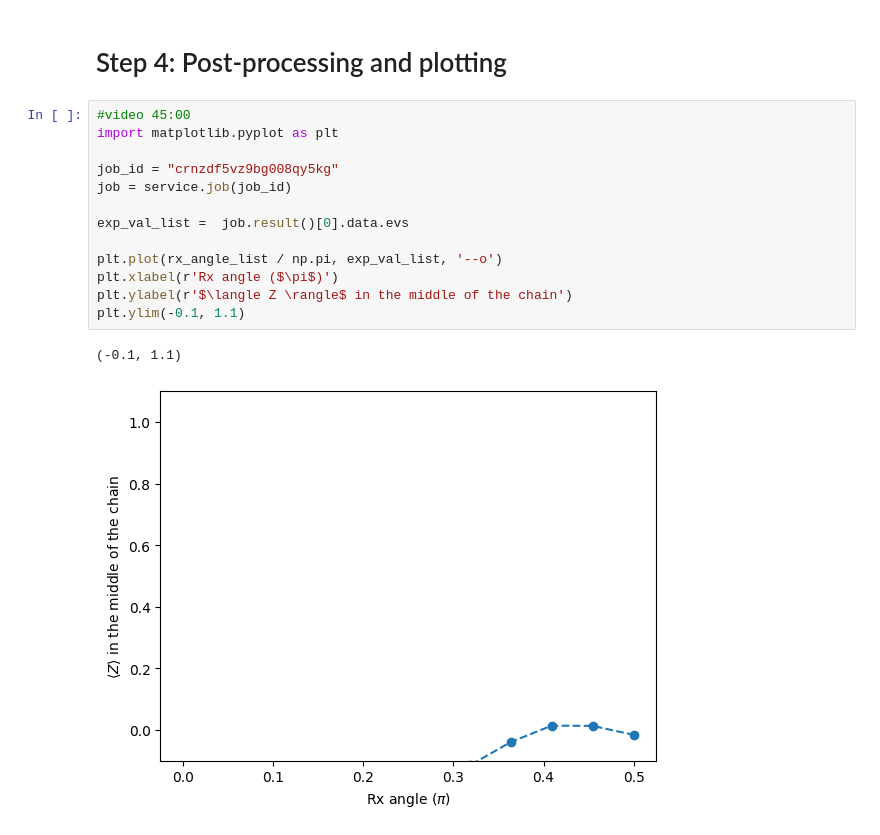
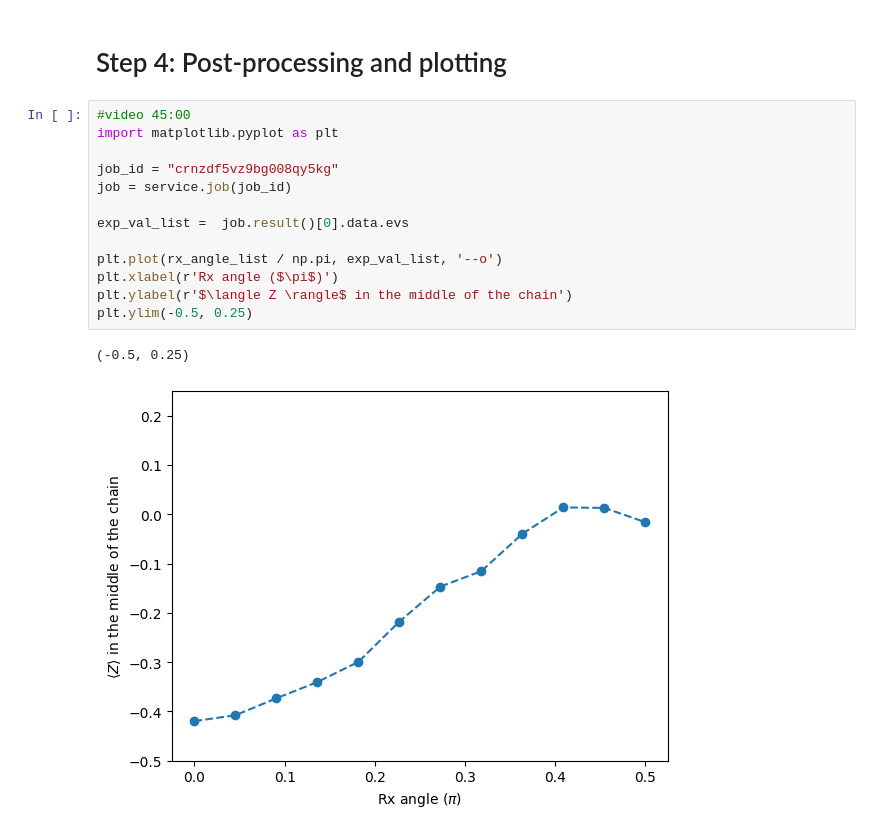
Before and after one commit to hkalic/Qiskit, a Jupyter notebook: episodes-4-primitives.ipynb, the cells around one changed output. Saved outputs shown, nothing was run; the diff lists cells and outputs as text.

Commit message:
2nd plot range adjustment

```diff
--- a/episodes-4-primitives.ipynb
+++ b/episodes-4-primitives.ipynb
@@ -222,16 +222,16 @@ crnzdf5vz9bg008qy5kg
 # %%
 #video 45:00
 import matplotlib.pyplot as plt
 
 job_id = "crnzdf5vz9bg008qy5kg"
 job = service.job(job_id)
 
 exp_val_list =  job.result()[0].data.evs
 
 plt.plot(rx_angle_list / np.pi, exp_val_list, '--o')
 plt.xlabel(r'Rx angle ($\pi$)')
 plt.ylabel(r'$\langle Z \rangle$ in the middle of the chain')
-plt.ylim(-0.1, 1.1)
+plt.ylim(-0.5, 0.25)
 # %% [output]
-(-0.1, 1.1)
+(-0.5, 0.25)
-[figure, old version]
+[figure, new version]
```
Also changed, not shown: 1 other file.
